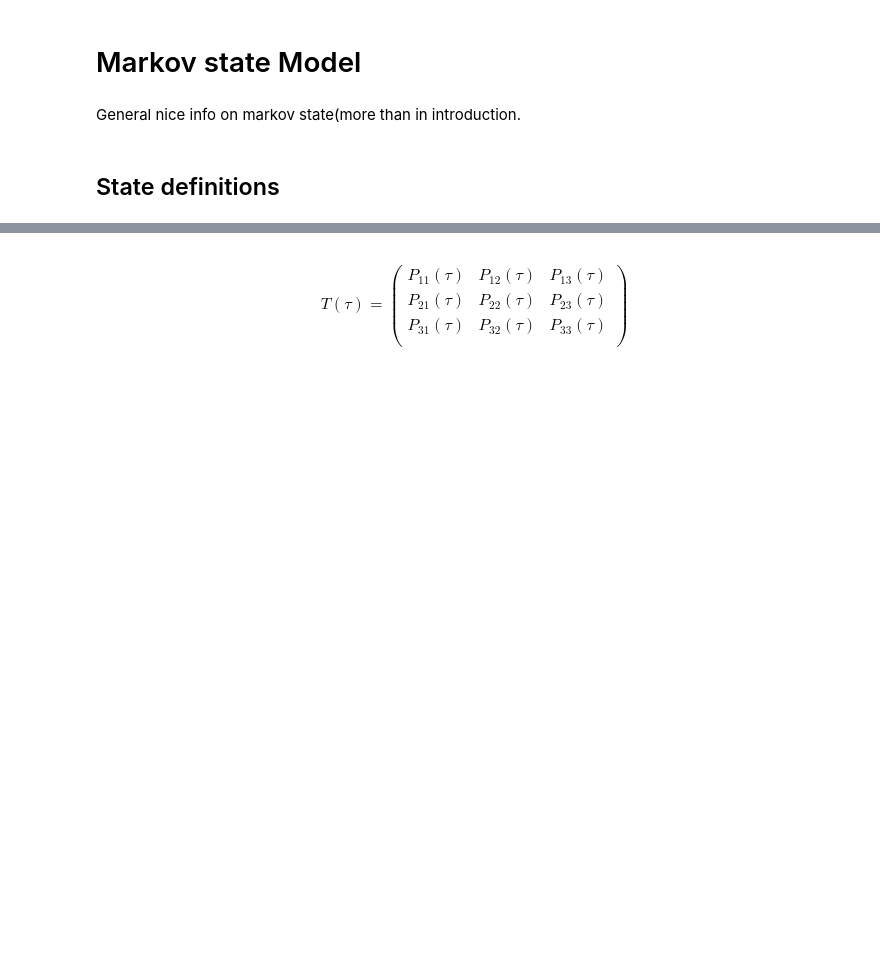
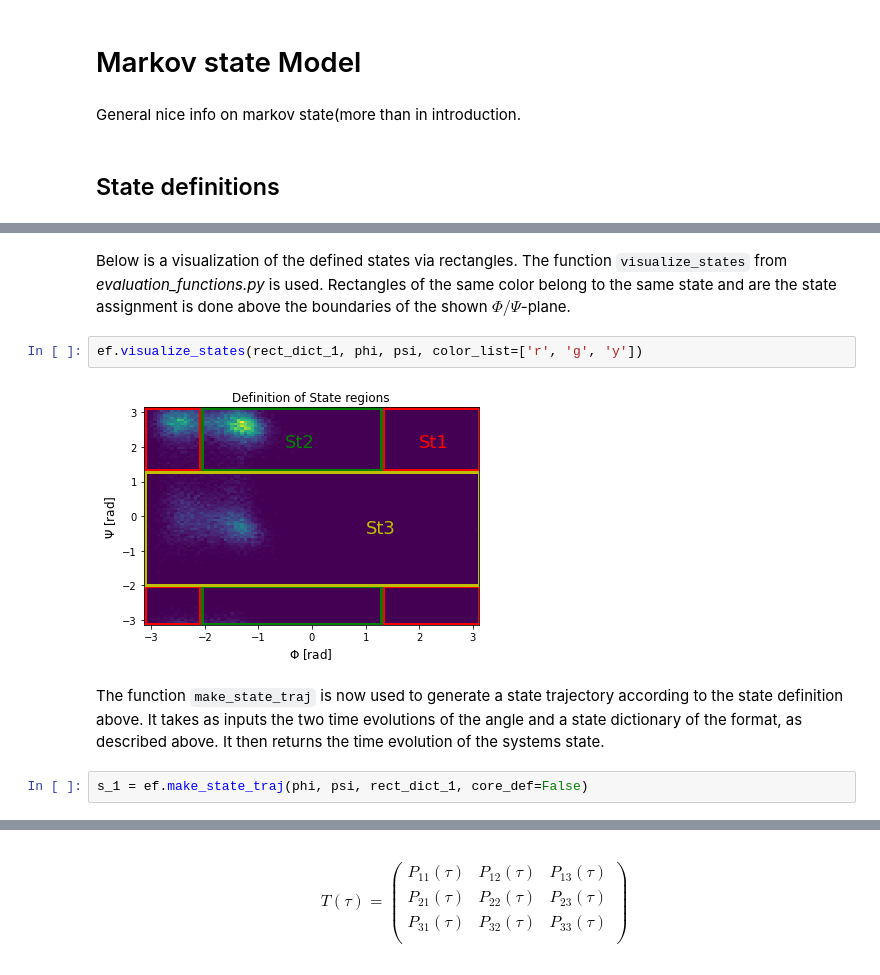
Before and after one commit to HannesC94/Final_Project_BioSim, a Jupyter notebook: Construction and Validation of Markov State Model .ipynb, the cells around one changed output, grey strips where cells are left out. Saved outputs shown, nothing was run; the diff lists cells and outputs as text; blank space fills up the shorter version.

```diff
--- a/Construction and Validation of Markov State Model .ipynb
+++ b/Construction and Validation of Markov State Model .ipynb
@@ -149,3 +227,13 @@ $s(t)$ could look something like this:
+# %% [markdown]
+Below is a visualization of the defined states via rectangles. The function `visualize_states` from *evaluation_functions.py* is used. Rectangles of the same color belong to the same state and are the state assignment is done above the boundaries of the shown $\Phi/\Psi$-plane.
+# %%
+ef.visualize_states(rect_dict_1, phi, psi, color_list=['r', 'g', 'y'])
+# %% [output]
+[figure, added]
+# %% [markdown]
+The function `make_state_traj` is now used to generate a state trajectory according to the state definition above. It takes as inputs the two time evolutions of the angle and a state dictionary of the format, as described above. It then returns the time evolution of the systems state.
+# %%
+s_1 = ef.make_state_traj(phi, psi, rect_dict_1, core_def=False)
 # %% [markdown]
 ## Transition matrices
 The basic concept (???? vllt besser: geht das immer? oder wann geht das, dass man MSM anwendet?) of a Markov State Model ((as described above??)), is two describe the time evolution of the system as transitions between well defined states. The probabilities of these transitions are defined by transition matrices. Given a probability vector
```
Also changed, not shown: parts of 12 cells of this notebook, 3 other files.
